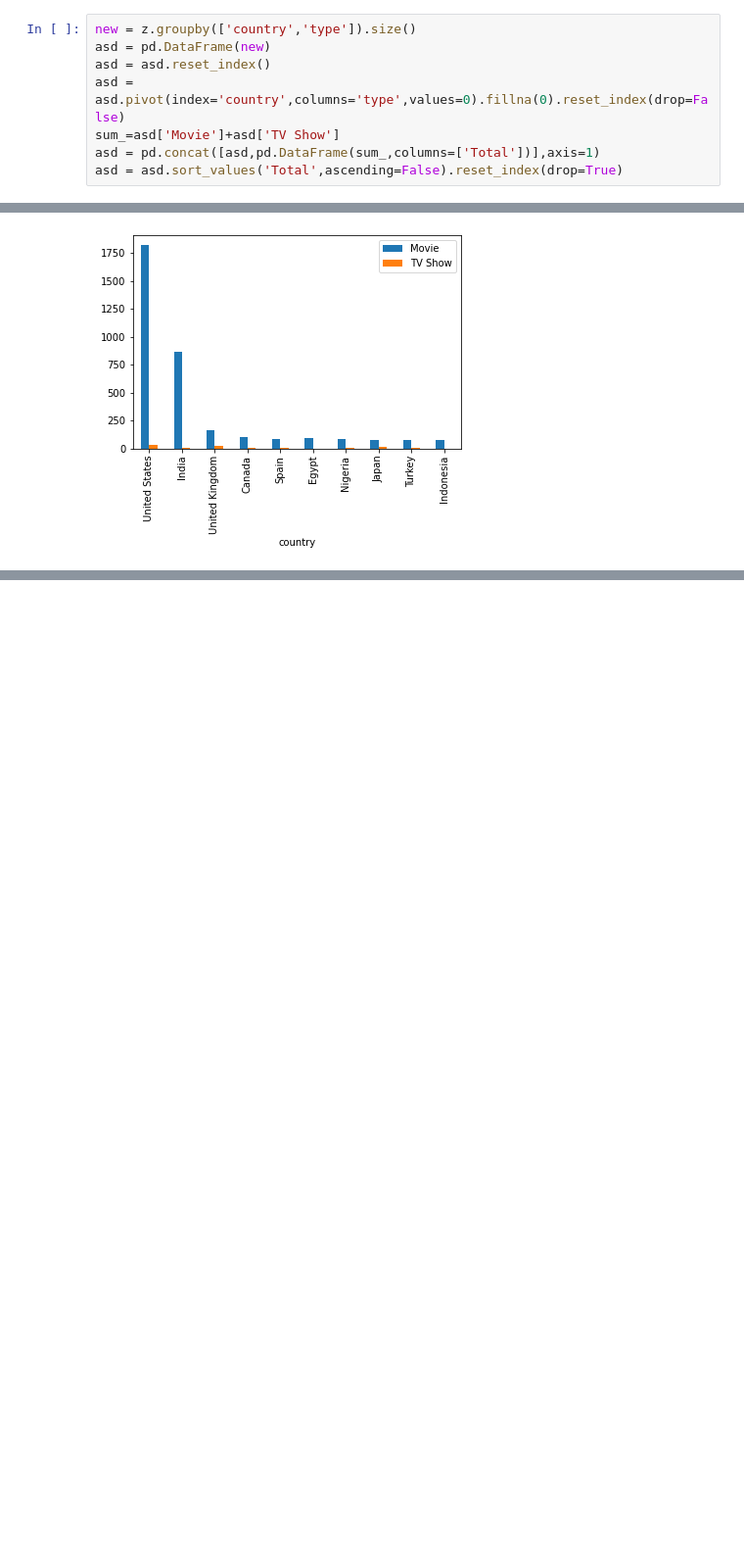
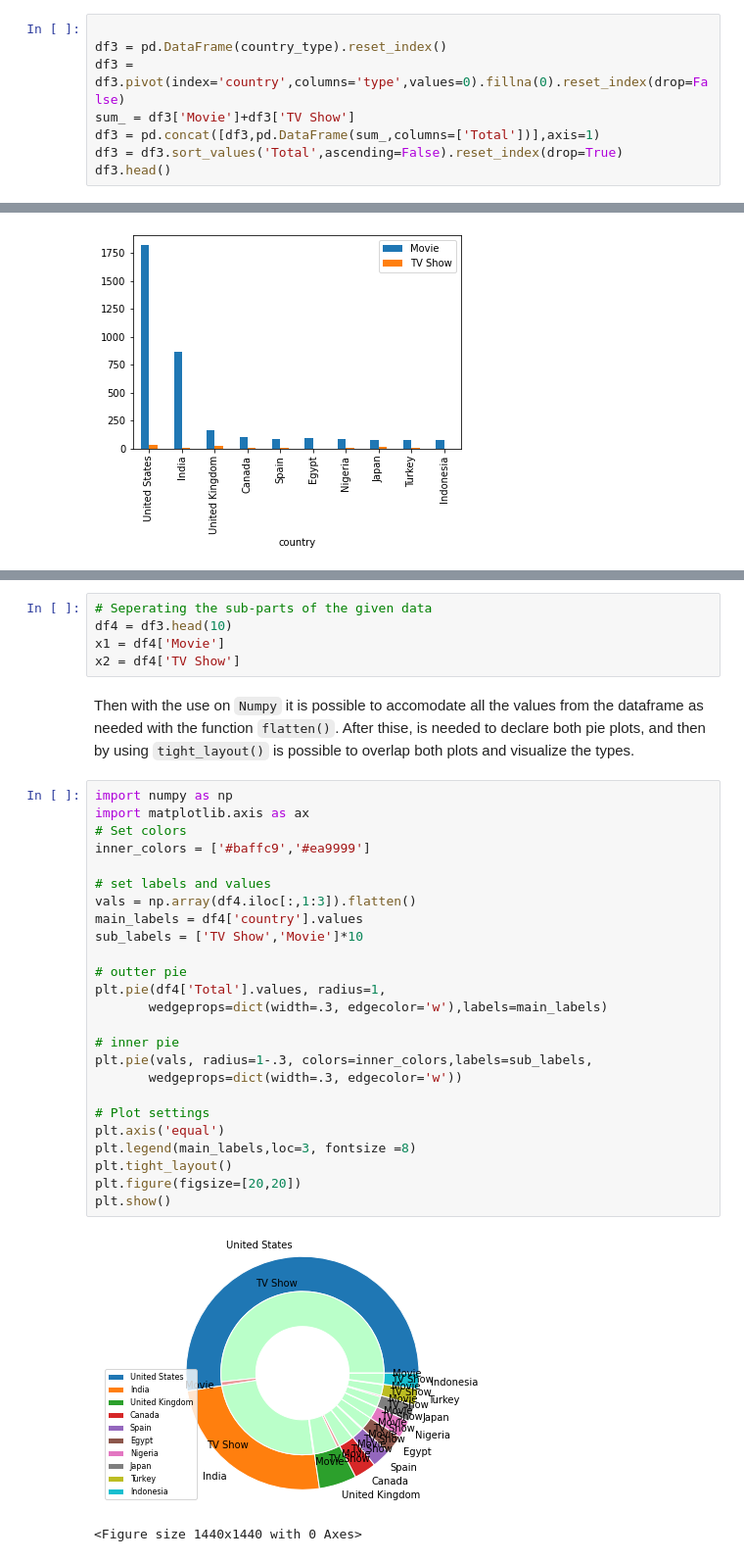
Before and after one commit to JG-Ancona/DigitalNovaScotia, a Jupyter notebook: Python/DataAssignmnet/MoviesData.ipynb, the cells around one changed output, grey strips where cells are left out. Shown at 98% size. Cells and saved outputs as stored; diff of their text form; blank space fills up the shorter version.

Commit message:
final plot

```diff
--- a/Python/DataAssignmnet/MoviesData.ipynb
+++ b/Python/DataAssignmnet/MoviesData.ipynb
@@ -254,8 +222,8 @@ Name: type, Length: 637, dtype: int64
 # %%
-new = z.groupby(['country','type']).size()
-asd = pd.DataFrame(new)
-asd = asd.reset_index()
-asd = asd.pivot(index='country',columns='type',values=0).fillna(0).reset_index(drop=False)
-sum_=asd['Movie']+asd['TV Show']
-asd = pd.concat([asd,pd.DataFrame(sum_,columns=['Total'])],axis=1)
-asd = asd.sort_values('Total',ascending=False).reset_index(drop=True)
+
+df3 = pd.DataFrame(country_type).reset_index()
+df3 = df3.pivot(index='country',columns='type',values=0).fillna(0).reset_index(drop=False)
+sum_ = df3['Movie']+df3['TV Show']
+df3 = pd.concat([df3,pd.DataFrame(sum_,columns=['Total'])],axis=1)
+df3 = df3.sort_values('Total',ascending=False).reset_index(drop=True)
+df3.head()
@@ -281,0 +265,35 @@ fig1.plot.bar(x='country')
+# %%
+# Seperating the sub-parts of the given data
+df4 = df3.head(10)
+x1 = df4['Movie']
+x2 = df4['TV Show']
+# %% [markdown]
+Then with the use on `Numpy` it is possible to accomodate all the values from the dataframe as needed with the function `flatten()`. After thise, is needed to declare both pie plots, and then by using `tight_layout()` is possible to overlap both plots and visualize the types.
+# %%
+import numpy as np
+import matplotlib.axis as ax
+# Set colors
+inner_colors = ['#baffc9','#ea9999']
+
+# set labels and values
+vals = np.array(df4.iloc[:,1:3]).flatten()
+main_labels = df4['country'].values
+sub_labels = ['TV Show','Movie']*10
+
+# outter pie
+plt.pie(df4['Total'].values, radius=1,
+       wedgeprops=dict(width=.3, edgecolor='w'),labels=main_labels)
+
+# inner pie
+plt.pie(vals, radius=1-.3, colors=inner_colors,labels=sub_labels,
+       wedgeprops=dict(width=.3, edgecolor='w'))
+
+# Plot settings
+plt.axis('equal')
+plt.legend(main_labels,loc=3, fontsize =8)
+plt.tight_layout()
+plt.figure(figsize=[20,20])
+plt.show()
+# %% [output]
+[figure, added]
+<Figure size 1440x1440 with 0 Axes>
```
Also changed, not shown: parts of 31 cells of this notebook.
